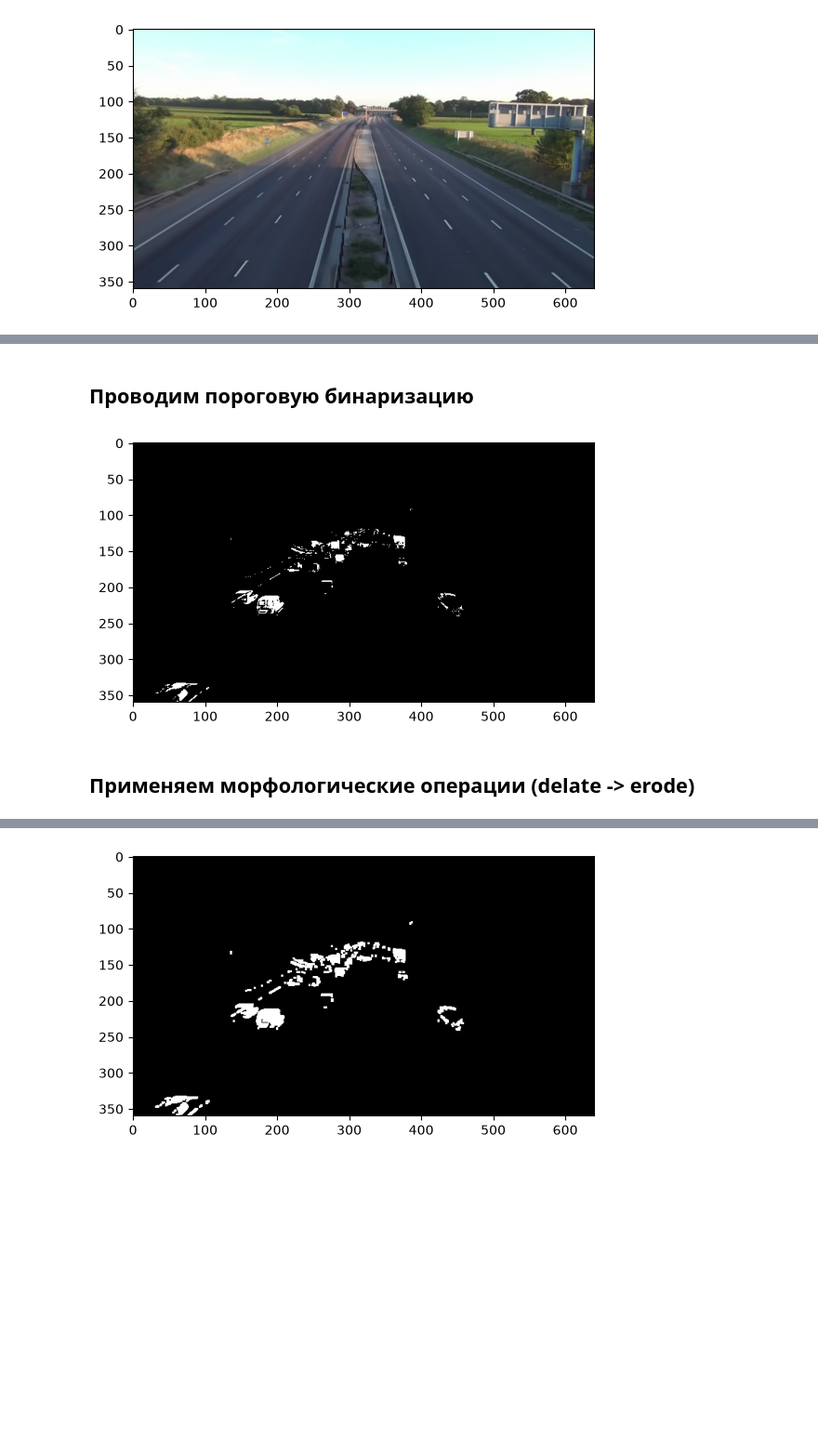
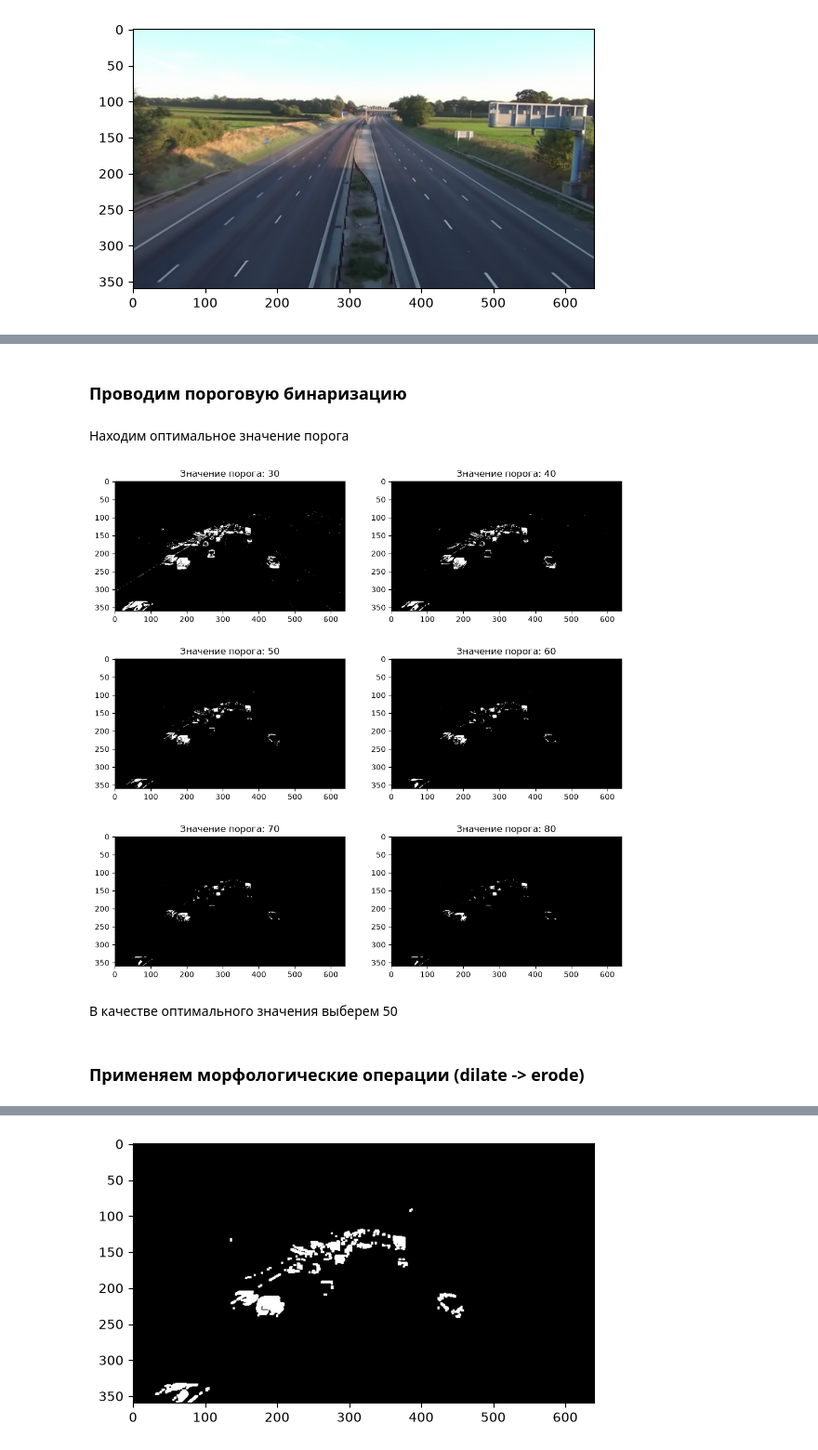
Before and after one commit to CondoR-R/university, a Jupyter notebook: английский/lab_1/lab_1.ipynb, the cells around one changed output, grey strips where cells are left out. Shown at 93% size. Drawn from its saved outputs; the diff is of its cells as text; code cells hidden in the pictures; blank space fills up the shorter version.

```diff
--- a/английский/lab_1/lab_1.ipynb
+++ b/английский/lab_1/lab_1.ipynb
@@ -19,20 +21,22 @@ import matplotlib.pyplot as plt
 # %%
-cap = cv2.VideoCapture('./data/cars.mp4')
+cap = cv2.VideoCapture('./data/raw/raw.mp4')
 
+# сохраняем FPS для сохранения результата в таком же FPS
 fps = cap.get(cv2.CAP_PROP_FPS) or 30.0
-print(f'FPS: {fps}')
 
+# получаем кадры видео
 frames = []
 while True:
     ret, frame = cap.read()
     if not ret:
         break
-    # OpenCV отдаёт BGR — конвертируем в RGB, если нужно
+    # OpenCV отдаёт BGR — конвертируем в RGB
     frame_rgb = cv2.cvtColor(frame, cv2.COLOR_BGR2RGB)
     frames.append(frame_rgb)
+frames = np.array(frames)
 
 cap.release()
 
-frames = np.array(frames)
-print(frames.shape, frames.dtype)
+print(f'frames shape: {frames.shape}, type: {frames.dtype}')
+print(f'FPS: {fps}')
 # %% [output]
@@ -64,11 +72,20 @@ plt.show()
 # %% [markdown]
-## Проводим пороговую бинаризацию
+### Проводим пороговую бинаризацию
+# %% [markdown]
+Находим оптимальное значение порога
+# %%
+_, axes = plt.subplots(3, 2, figsize=(12, 12))
+for ax, limit in zip(axes.ravel(), [30, 40, 50, 60, 70, 80]):
+    difference_bin = (difference_gray[0] > limit).astype(np.uint8) * 255
+
+    ax.set_title(f'Значение порога: {limit}')
+    ax.imshow(difference_bin, cmap='gray')
+plt.show()
+# %% [output]
+[figure, added]
+# %% [markdown]
+В качестве оптимального значения выберем 50
 # %%
 difference_bin = (difference_gray > 50).astype(np.uint8) * 255
-
-plt.imshow(difference_bin[0], cmap='gray')
-plt.show()
-# %% [output]
-[figure, removed]
 # %% [markdown]
-## Применяем морфологические операции (delate -> erode)
+### Применяем морфологические операции (dilate -> erode)
```
Also changed, not shown: parts of 28 cells of this notebook, 1 other file.
